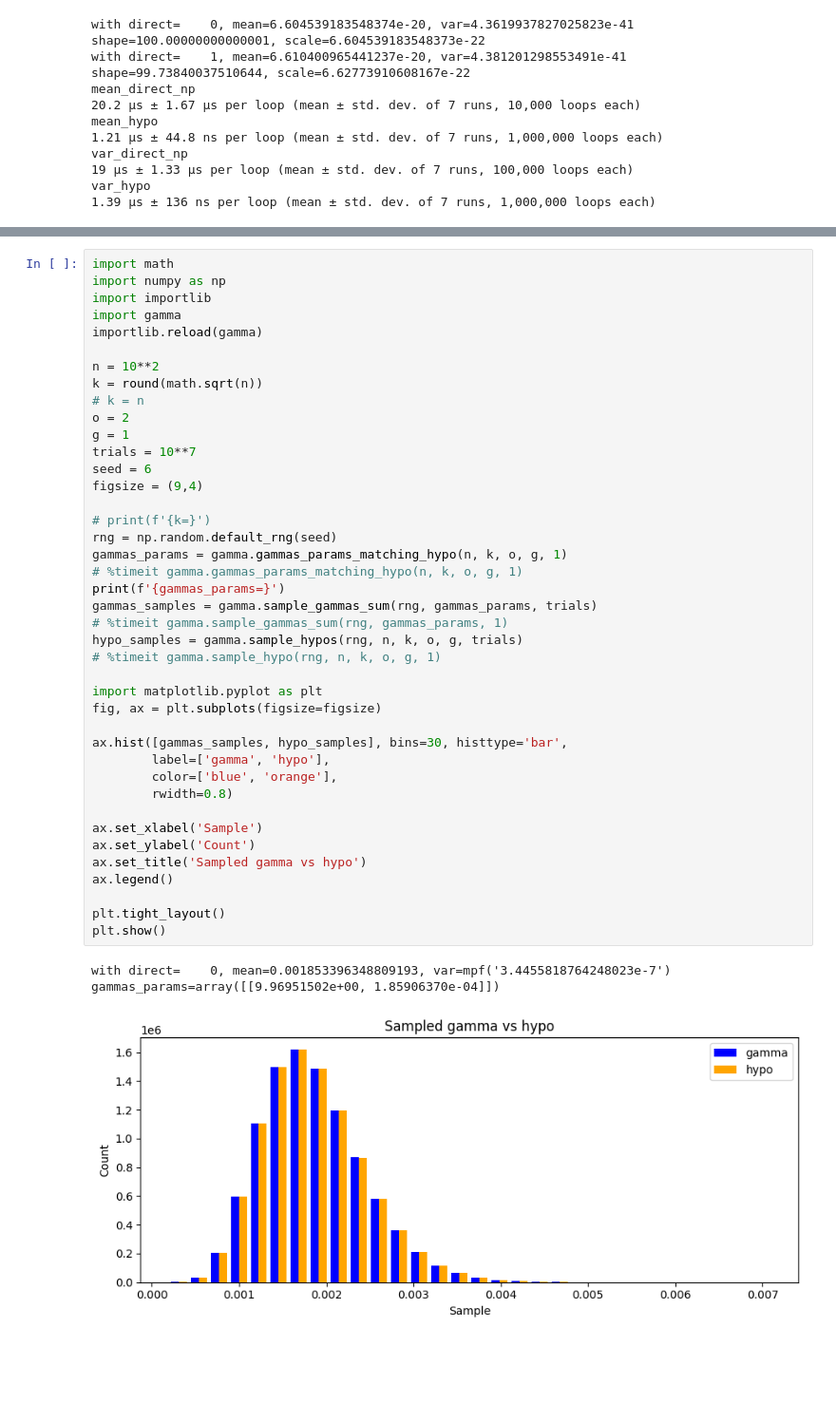
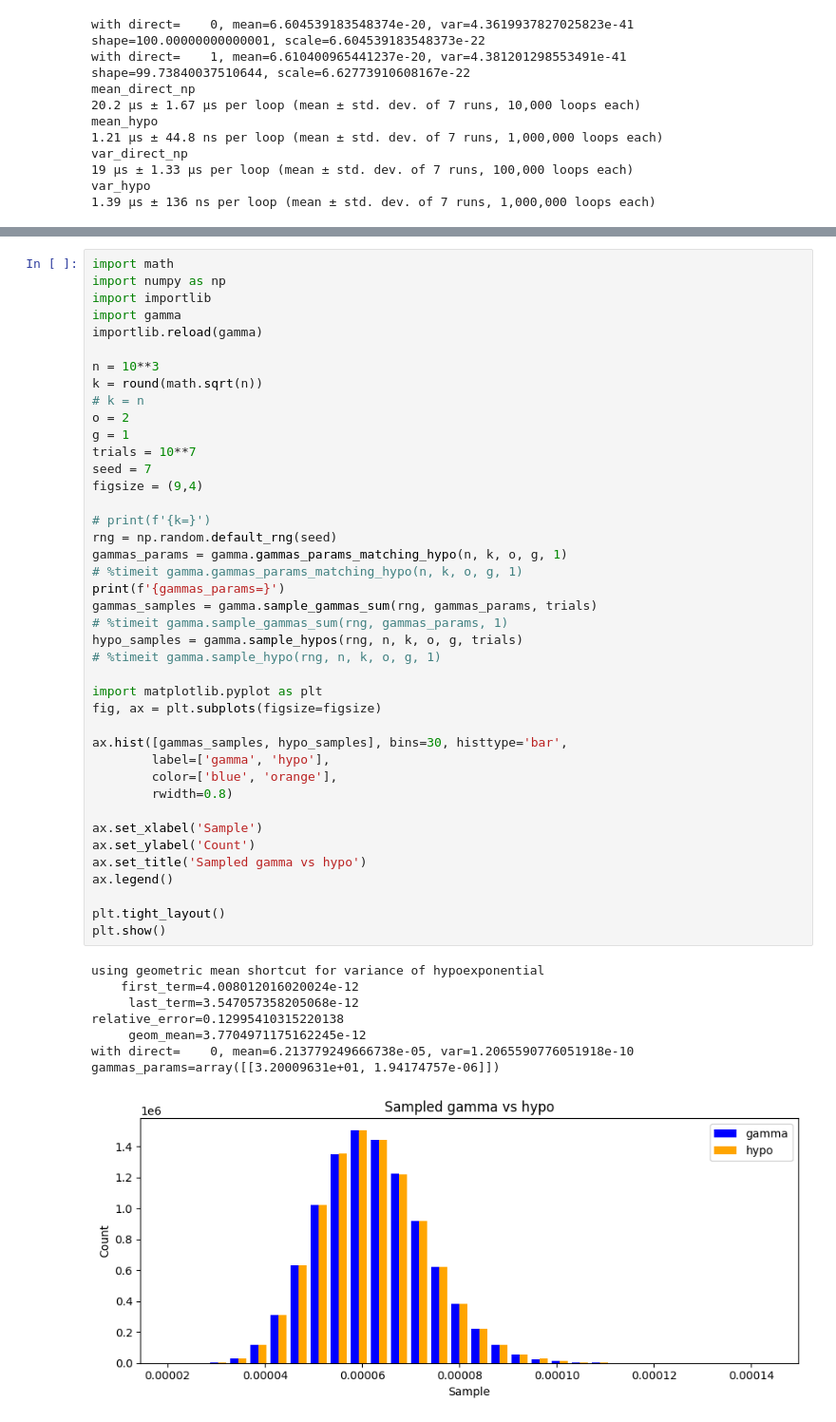
Before and after one commit to UC-Davis-molecular-computing/ppsim-rust, a Jupyter notebook: gamma.ipynb, the cells around one changed output, grey strips where cells are left out. Shown at 95% size. Drawn from its saved outputs; the diff is of its cells as text; blank space fills up the shorter version.

```diff
--- a/gamma.ipynb
+++ b/gamma.ipynb
@@ -651,44 +516,49 @@ import importlib
 import gamma
 importlib.reload(gamma)
 
-n = 10**2
+n = 10**3
 k = round(math.sqrt(n))
 # k = n
 o = 2
 g = 1
 trials = 10**7
-seed = 6
+seed = 7
 figsize = (9,4)
 
 # print(f'{k=}')
 rng = np.random.default_rng(seed)
 gammas_params = gamma.gammas_params_matching_hypo(n, k, o, g, 1)
 # %timeit gamma.gammas_params_matching_hypo(n, k, o, g, 1)
 print(f'{gammas_params=}')
 gammas_samples = gamma.sample_gammas_sum(rng, gammas_params, trials)
 # %timeit gamma.sample_gammas_sum(rng, gammas_params, 1)
 hypo_samples = gamma.sample_hypos(rng, n, k, o, g, trials)
 # %timeit gamma.sample_hypo(rng, n, k, o, g, 1)
 
 import matplotlib.pyplot as plt
 fig, ax = plt.subplots(figsize=figsize)
 
 ax.hist([gammas_samples, hypo_samples], bins=30, histtype='bar',
         label=['gamma', 'hypo'],
         color=['blue', 'orange'],
         rwidth=0.8)
 
 ax.set_xlabel('Sample')
 ax.set_ylabel('Count')
 ax.set_title('Sampled gamma vs hypo')
 ax.legend()
 
 plt.tight_layout()
 plt.show()
 # %% [output]
-with direct=    0, mean=0.001853396348809193, var=mpf('3.4455818764248023e-7')
-gammas_params=array([[9.96951502e+00, 1.85906370e-04]])
+using geometric mean shortcut for variance of hypoexponential
+    first_term=4.008012016020024e-12
+     last_term=3.547057358205068e-12
+relative_error=0.12995410315220138
+     geom_mean=3.7704971175162245e-12
+with direct=    0, mean=6.213779249666738e-05, var=1.2065590776051918e-10
+gammas_params=array([[3.20009631e+01, 1.94174757e-06]])
-[figure, old version]
+[figure, new version]
 # %%
 from math import sqrt
 import numpy as np
```
Also changed, not shown: parts of 8 cells of this notebook, 1 other file.
